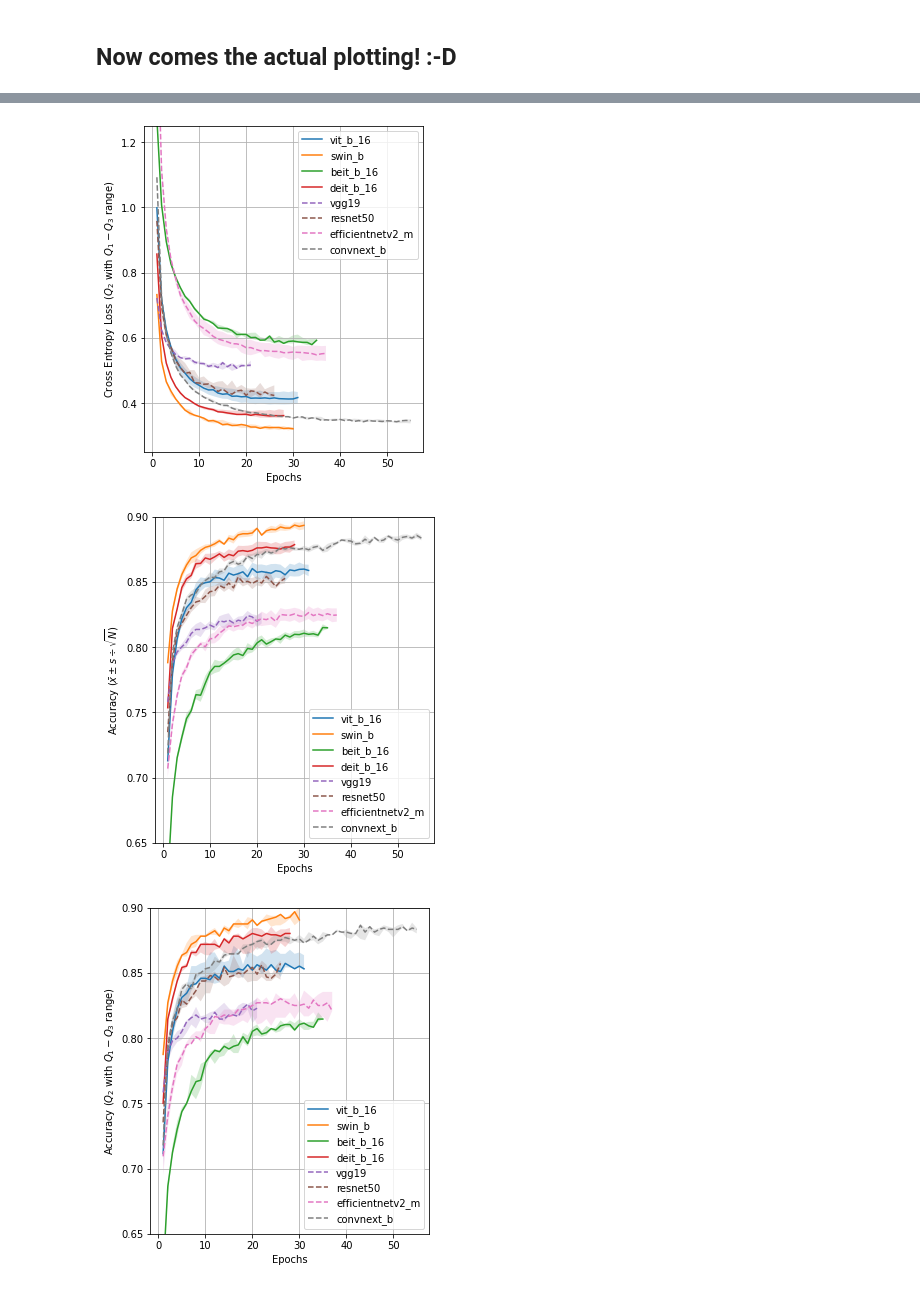
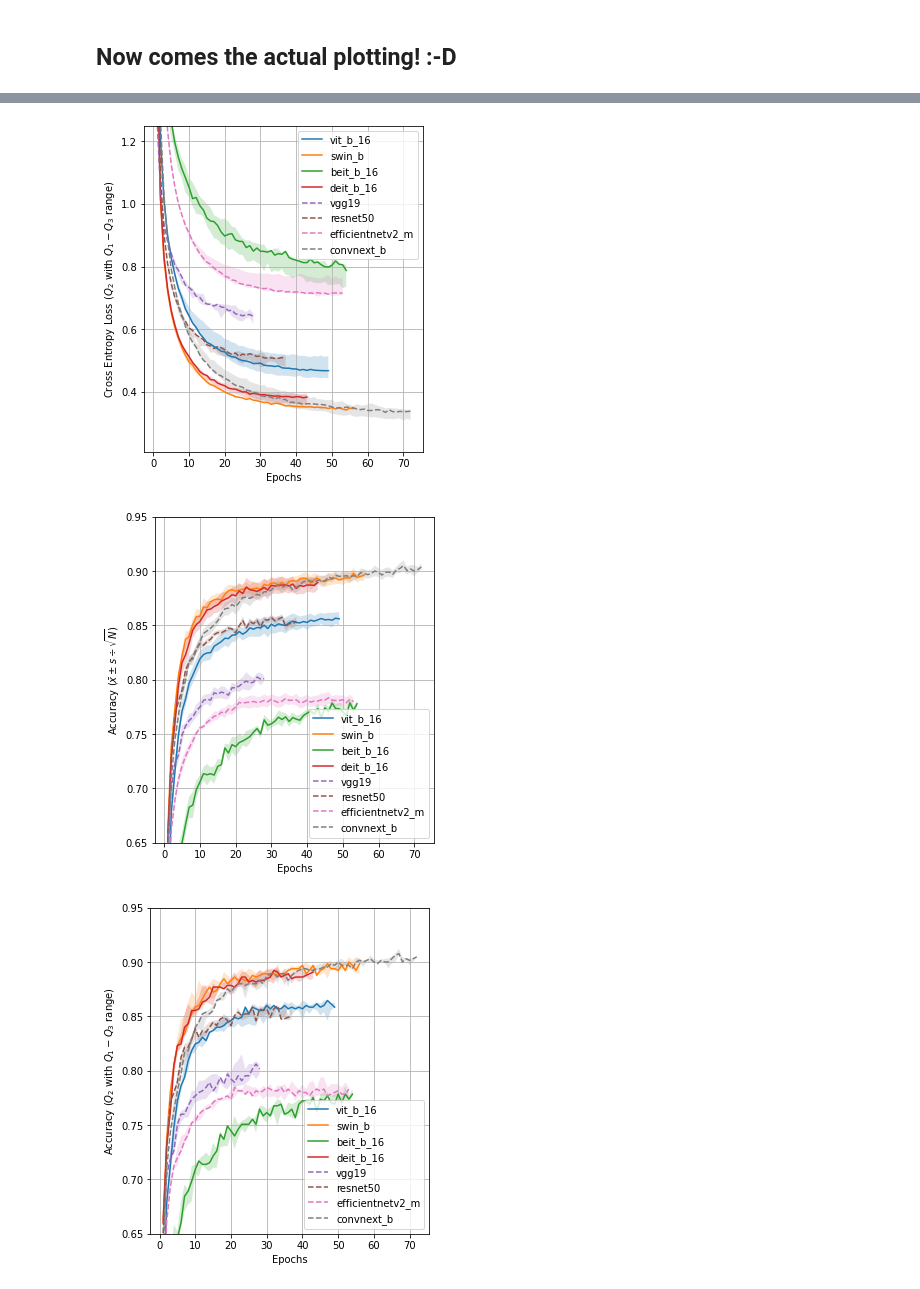
Before and after one commit to IndoorAdventurer/ViTTransferLearningForArtClassification, a Jupyter notebook: result_analysis/validation_analysis.ipynb, the cells around one changed output, grey strips where cells are left out. Drawn from its saved outputs; the diff is of its cells as text; code cells hidden in the pictures.

Commit message:
Got the results for the last ots experiment, analyzed them, and analyzed the datasets further, by also calculating Gini coefficients

```diff
--- a/result_analysis/validation_analysis.ipynb
+++ b/result_analysis/validation_analysis.ipynb
@@ -11,8 +11,8 @@ from math import sqrt
 import os
 # %%
 # This cell contains stuff you should change per run:
-results_dir = "/home/vincent/Documenten/BachelorsProject/ots_type/"
-target_dir = "/home/vincent/Documenten/BachelorsProject/GitHub_Repo/results/ots_type/"
+results_dir = "/home/vincent/Documenten/BachelorsProject/ots_artist/"
+target_dir = "/home/vincent/Documenten/BachelorsProject/GitHub_Repo/results/ots_artist/"
 
 # Contains everything we need per model
 models = {
@@ -134,7 +134,7 @@ fig.set_size_inches(5, 6)
 plt.savefig(os.path.join(target_dir, "median_loss.svg"), format="svg")
 #plt.show()
 # %% [output]
-[figure, old version]
+[figure, new version]
 # %%
 # Plotting mean accuracy
 for model in models:
@@ -151,37 +151,37 @@ plt.legend()
 plt.grid()
 plt.xlabel("Epochs")
 plt.ylabel(r"Accuracy ($\bar{x} \pm s \div \sqrt{N}$)")
-plt.ylim(top=0.9, bottom=0.65)
+plt.ylim(top=0.95, bottom=0.65)
 
 fig = plt.gcf()
 fig.set_size_inches(5, 6)
 plt.savefig(os.path.join(target_dir, "mean_accuracy.svg"), format="svg")
 #plt.show()
 # %% [output]
-[figure, old version]
+[figure, new version]
 # %%
 # Plotting median accuracy
 for model in models:
     df = models[model]["df"]
     x = [idx + 1 for idx in range(len(df))]
     y = df["median_acc"].to_list()
 
     # Doing 0 times median because want to get NaN if median gets NaN
     ybott = (df["q1_acc"] + 0 * df["median_acc"]).to_list()
     ytop = (df["q3_acc"] + 0 * df["median_acc"]).to_list()
     ls = "-" if models[model]["vit"] else "--"
     plt.plot(x, y, label=model, linestyle=ls)
     plt.fill_between(x, y1=ybott, y2=ytop, alpha=0.2)
 
 plt.legend()
 plt.grid()
 plt.xlabel("Epochs")
 plt.ylabel(r"Accuracy ($Q_2$ with $Q_1 - Q_3$ range)")
-plt.ylim(top=0.9, bottom=0.65)
+plt.ylim(top=0.95, bottom=0.65)
 
 fig = plt.gcf()
 fig.set_size_inches(5, 6)
 plt.savefig(os.path.join(target_dir, "median_accuracy.svg"), format="svg")
 #plt.show()
 # %% [output]
-[figure, old version]
+[figure, new version]
```
Also changed, not shown: parts of 1 cell of this notebook, 25 other files.
